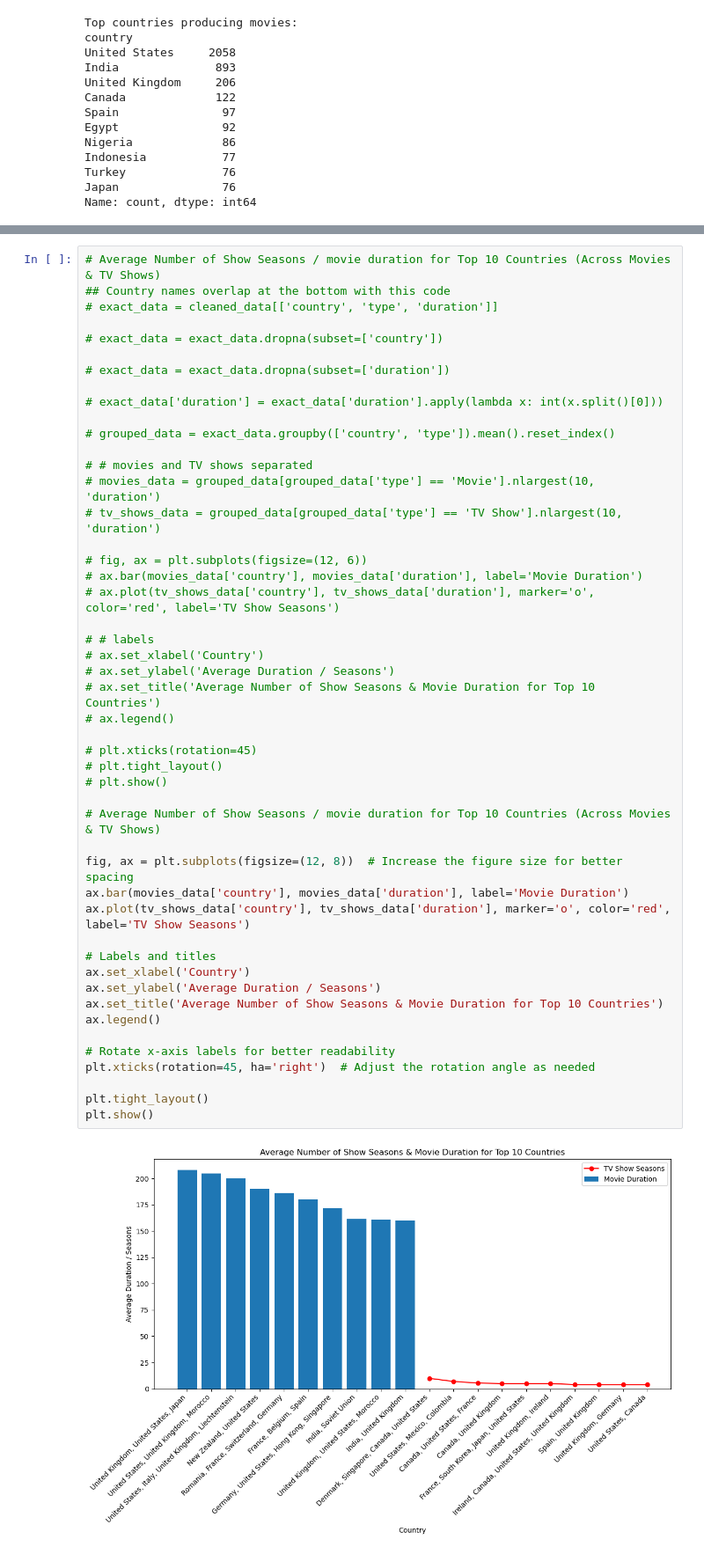
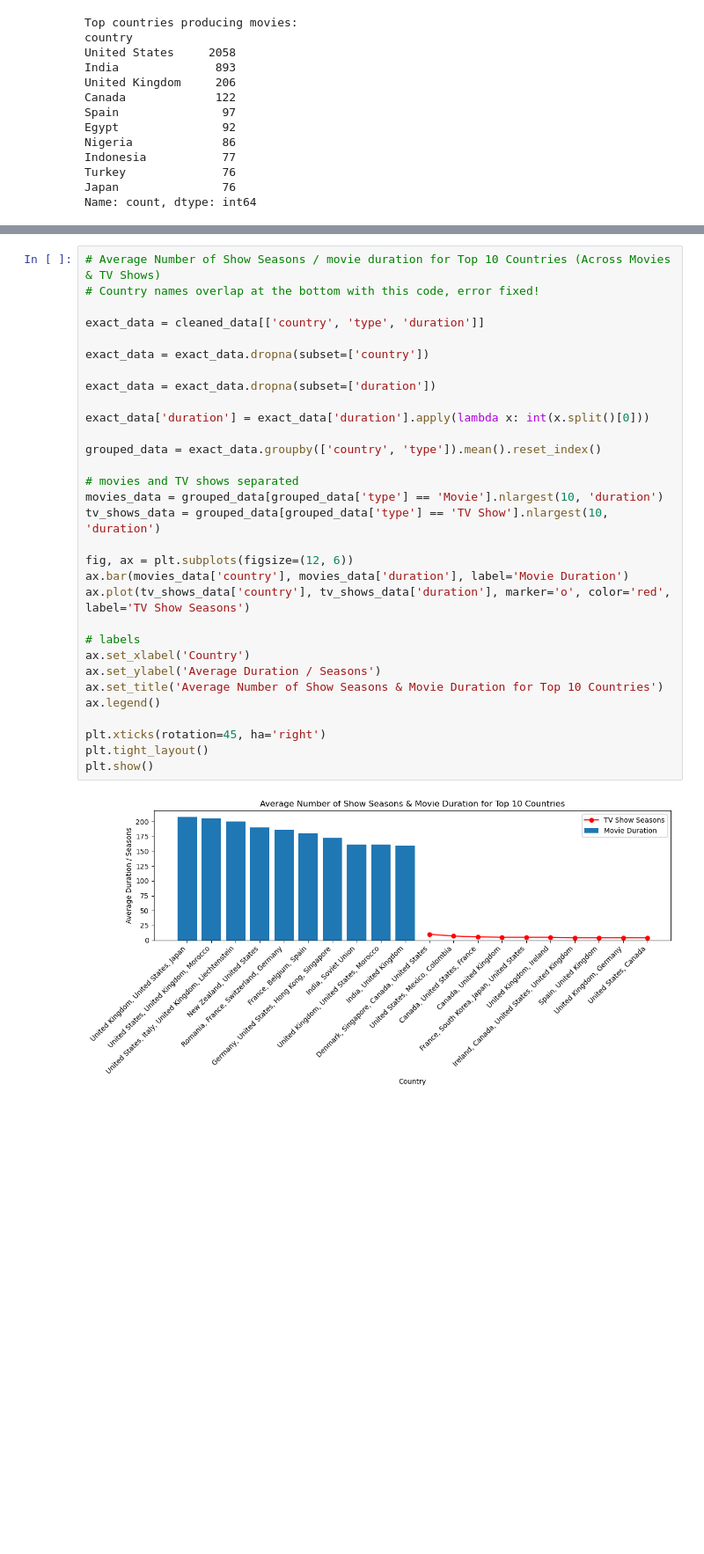
Before and after one commit to AdriannaDJ/Project_1, a Jupyter notebook: Project_1_Amit.ipynb, the cells around one changed output, grey strips where cells are left out. Shown at 88% size. Cells and saved outputs as stored; diff of their text form; blank space fills up the shorter version.

```diff
--- a/Project_1_Amit.ipynb
+++ b/Project_1_Amit.ipynb
@@ -731,50 +754,33 @@ plt.show()
 # %%
 # Average Number of Show Seasons / movie duration for Top 10 Countries (Across Movies & TV Shows)
-## Country names overlap at the bottom with this code
-# exact_data = cleaned_data[['country', 'type', 'duration']]
+# Country names overlap at the bottom with this code, error fixed!
 
-# exact_data = exact_data.dropna(subset=['country'])
+exact_data = cleaned_data[['country', 'type', 'duration']]
 
-# exact_data = exact_data.dropna(subset=['duration'])
+exact_data = exact_data.dropna(subset=['country'])
 
-# exact_data['duration'] = exact_data['duration'].apply(lambda x: int(x.split()[0]))
+exact_data = exact_data.dropna(subset=['duration'])
 
-# grouped_data = exact_data.groupby(['country', 'type']).mean().reset_index()
+exact_data['duration'] = exact_data['duration'].apply(lambda x: int(x.split()[0]))
 
-# # movies and TV shows separated
-# movies_data = grouped_data[grouped_data['type'] == 'Movie'].nlargest(10, 'duration')
-# tv_shows_data = grouped_data[grouped_data['type'] == 'TV Show'].nlargest(10, 'duration')
+grouped_data = exact_data.groupby(['country', 'type']).mean().reset_index()
 
-# fig, ax = plt.subplots(figsize=(12, 6))
-# ax.bar(movies_data['country'], movies_data['duration'], label='Movie Duration')
-# ax.plot(tv_shows_data['country'], tv_shows_data['duration'], marker='o', color='red', label='TV Show Seasons')
+# movies and TV shows separated
+movies_data = grouped_data[grouped_data['type'] == 'Movie'].nlargest(10, 'duration')
+tv_shows_data = grouped_data[grouped_data['type'] == 'TV Show'].nlargest(10, 'duration')
 
-# # labels
-# ax.set_xlabel('Country')
-# ax.set_ylabel('Average Duration / Seasons')
-# ax.set_title('Average Number of Show Seasons & Movie Duration for Top 10 Countries')
-# ax.legend()
-
-# plt.xticks(rotation=45)
-# plt.tight_layout()
-# plt.show()
-
-# Average Number of Show Seasons / movie duration for Top 10 Countries (Across Movies & TV Shows)
-
-fig, ax = plt.subplots(figsize=(12, 8))  # Increase the figure size for better spacing
+fig, ax = plt.subplots(figsize=(12, 6))
 ax.bar(movies_data['country'], movies_data['duration'], label='Movie Duration')
 ax.plot(tv_shows_data['country'], tv_shows_data['duration'], marker='o', color='red', label='TV Show Seasons')
 
-# Labels and titles
+# labels
 ax.set_xlabel('Country')
 ax.set_ylabel('Average Duration / Seasons')
 ax.set_title('Average Number of Show Seasons & Movie Duration for Top 10 Countries')
 ax.legend()
 
-# Rotate x-axis labels for better readability
-plt.xticks(rotation=45, ha='right')  # Adjust the rotation angle as needed
-
+plt.xticks(rotation=45, ha='right')
 plt.tight_layout()
 plt.show()
 # %% [output]
-[figure, old version]
+[figure, new version]
```
Also changed, not shown: parts of 9 cells of this notebook.
